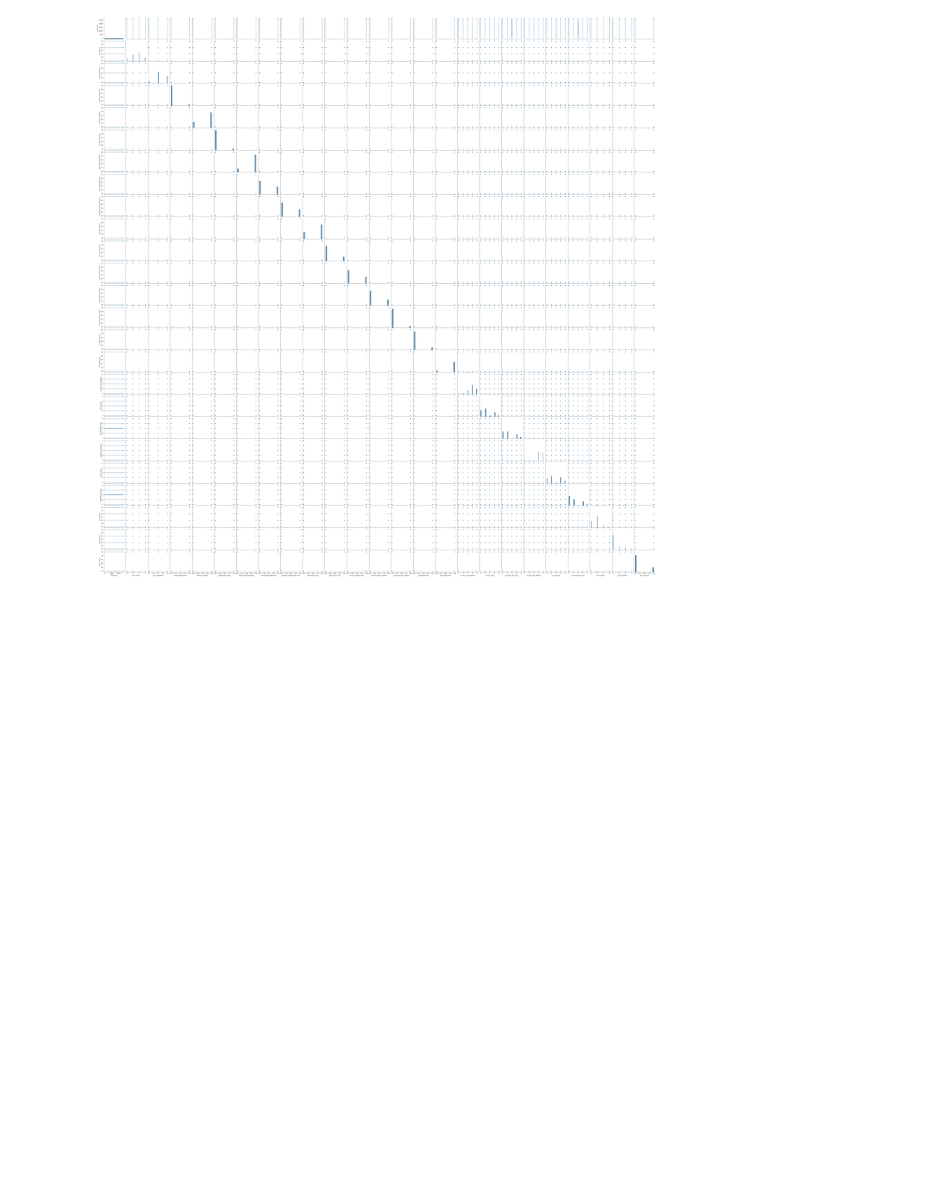
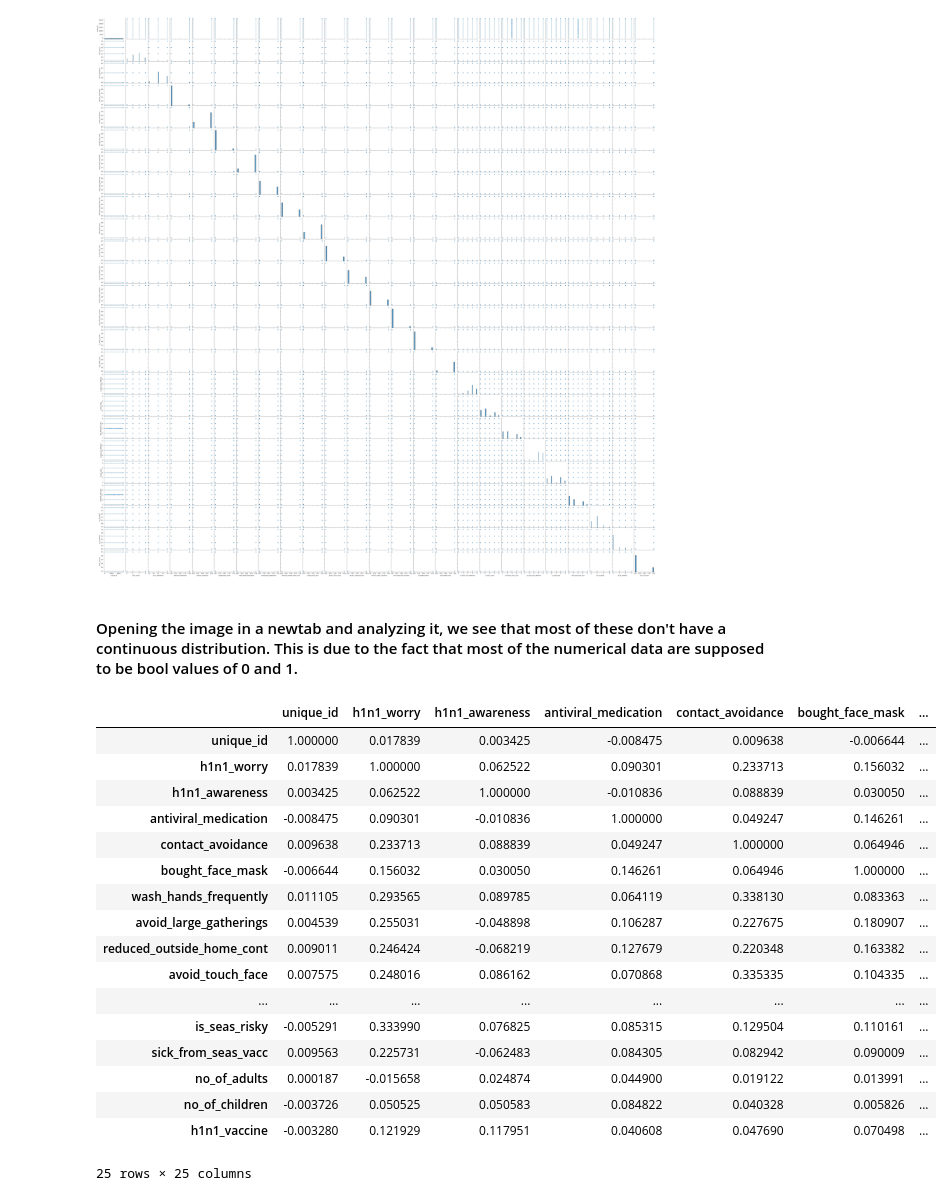
Before and after one commit to SwaminathanSK/YhillsMLCourse, a Jupyter notebook: YHills - Artificial Intelligence/CapstoneProject_H1N1.ipynb, the cells around one changed output. Drawn from its saved outputs; the diff is of its cells as text; code cells hidden in the pictures; blank space fills up the shorter version.

```diff
--- a/YHills - Artificial Intelligence/CapstoneProject_H1N1.ipynb
+++ b/YHills - Artificial Intelligence/CapstoneProject_H1N1.ipynb
@@ -164,3 +164,26 @@ sns.pairplot(data = df)
 # %% [output]
 <seaborn.axisgrid.PairGrid at 0x...>
 [figure]
+# %% [markdown]
+#### Opening the image in a newtab and analyzing it, we see that most of these don't have a continuous distribution. This is due to the fact that most of the numerical data are supposed to be bool values of 0 and 1.
+# %%
+df.corr()
+# %% [output]
+|  | unique_id | h1n1_worry | h1n1_awareness | antiviral_medication | contact_avoidance | bought_face_mask | ... |
+| unique_id | 1.000000 | 0.017839 | 0.003425 | -0.008475 | 0.009638 | -0.006644 | ... |
+| h1n1_worry | 0.017839 | 1.000000 | 0.062522 | 0.090301 | 0.233713 | 0.156032 | ... |
+| h1n1_awareness | 0.003425 | 0.062522 | 1.000000 | -0.010836 | 0.088839 | 0.030050 | ... |
+| antiviral_medication | -0.008475 | 0.090301 | -0.010836 | 1.000000 | 0.049247 | 0.146261 | ... |
+| contact_avoidance | 0.009638 | 0.233713 | 0.088839 | 0.049247 | 1.000000 | 0.064946 | ... |
+| bought_face_mask | -0.006644 | 0.156032 | 0.030050 | 0.146261 | 0.064946 | 1.000000 | ... |
+| wash_hands_frequently | 0.011105 | 0.293565 | 0.089785 | 0.064119 | 0.338130 | 0.083363 | ... |
+| avoid_large_gatherings | 0.004539 | 0.255031 | -0.048898 | 0.106287 | 0.227675 | 0.180907 | ... |
+| reduced_outside_home_cont | 0.009011 | 0.246424 | -0.068219 | 0.127679 | 0.220348 | 0.163382 | ... |
+| avoid_touch_face | 0.007575 | 0.248016 | 0.086162 | 0.070868 | 0.335335 | 0.104335 | ... |
+| ... | ... | ... | ... | ... | ... | ... | ... |
+| is_seas_risky | -0.005291 | 0.333990 | 0.076825 | 0.085315 | 0.129504 | 0.110161 | ... |
+| sick_from_seas_vacc | 0.009563 | 0.225731 | -0.062483 | 0.084305 | 0.082942 | 0.090009 | ... |
+| no_of_adults | 0.000187 | -0.015658 | 0.024874 | 0.044900 | 0.019122 | 0.013991 | ... |
+| no_of_children | -0.003726 | 0.050525 | 0.050583 | 0.084822 | 0.040328 | 0.005826 | ... |
+| h1n1_vaccine | -0.003280 | 0.121929 | 0.117951 | 0.040608 | 0.047690 | 0.070498 | ... |
+25 rows × 25 columns
```
Also changed, not shown: parts of 38 cells of this notebook.
